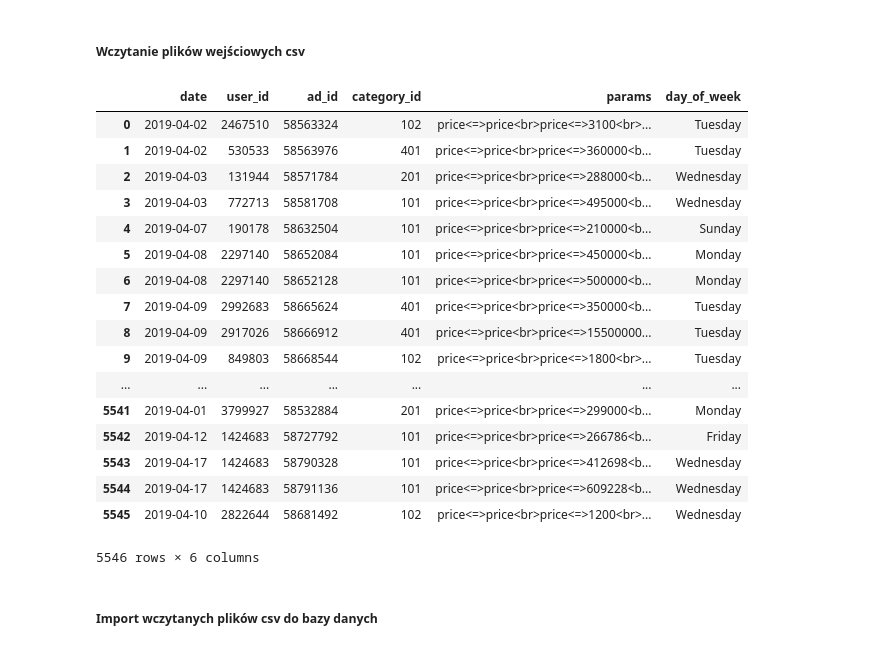
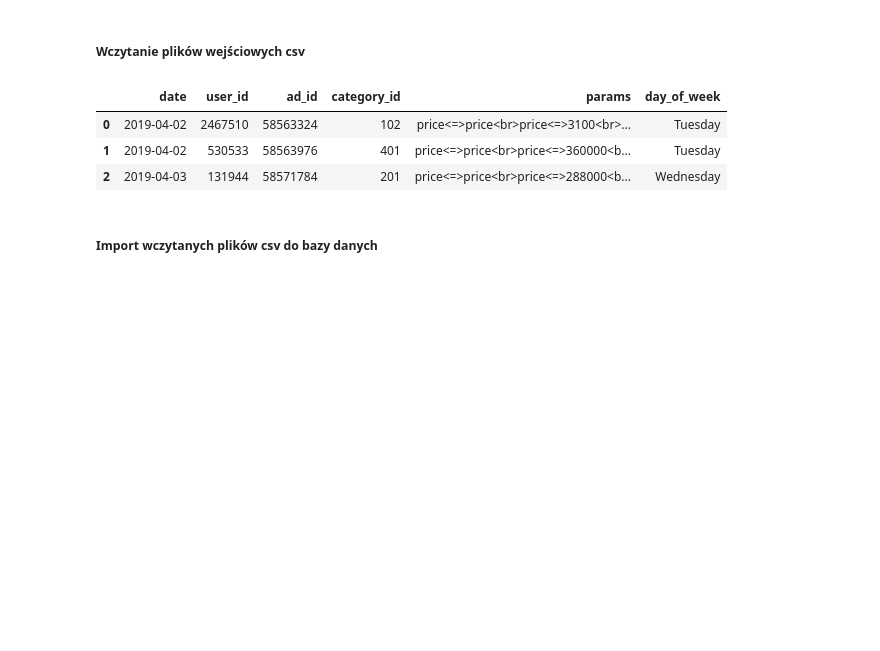
Before and after one commit to agnieszkajaniak/olx, a Jupyter notebook: Zadanie rekrutacyjne Otodom Product Analyst.ipynb, the cells around one changed output. Cells and saved outputs as stored; diff of their text form; code cells hidden in the pictures; blank space fills up the shorter version.

```diff
--- a/Zadanie rekrutacyjne Otodom Product Analyst.ipynb
+++ b/Zadanie rekrutacyjne Otodom Product Analyst.ipynb
@@ -33,26 +33,12 @@ replies['phones'] = replies['phones'].astype(int)
 cat = pd.read_csv('data_categories.csv', sep=';', names=["category_id", "category_name"])
 seg = pd.read_csv('data_segments.csv', sep=';', names=["user_id", "segment"])
 # %%
-ads
+ads[0:3]
 # %% [output]
 |  | date | user_id | ad_id | category_id | params | day_of_week |
 | 0 | 2019-04-02 | 2467510 | 58563324 | 102 | price<=>price<br>price<=>3100<br>... | Tuesday |
 | 1 | 2019-04-02 | 530533 | 58563976 | 401 | price<=>price<br>price<=>360000<b... | Tuesday |
 | 2 | 2019-04-03 | 131944 | 58571784 | 201 | price<=>price<br>price<=>288000<b... | Wednesday |
-| 3 | 2019-04-03 | 772713 | 58581708 | 101 | price<=>price<br>price<=>495000<b... | Wednesday |
-| 4 | 2019-04-07 | 190178 | 58632504 | 101 | price<=>price<br>price<=>210000<b... | Sunday |
-| 5 | 2019-04-08 | 2297140 | 58652084 | 101 | price<=>price<br>price<=>450000<b... | Monday |
-| 6 | 2019-04-08 | 2297140 | 58652128 | 101 | price<=>price<br>price<=>500000<b... | Monday |
-| 7 | 2019-04-09 | 2992683 | 58665624 | 401 | price<=>price<br>price<=>350000<b... | Tuesday |
-| 8 | 2019-04-09 | 2917026 | 58666912 | 401 | price<=>price<br>price<=>15500000... | Tuesday |
-| 9 | 2019-04-09 | 849803 | 58668544 | 102 | price<=>price<br>price<=>1800<br>... | Tuesday |
-| ... | ... | ... | ... | ... | ... | ... |
-| 5541 | 2019-04-01 | 3799927 | 58532884 | 201 | price<=>price<br>price<=>299000<b... | Monday |
-| 5542 | 2019-04-12 | 1424683 | 58727792 | 101 | price<=>price<br>price<=>266786<b... | Friday |
-| 5543 | 2019-04-17 | 1424683 | 58790328 | 101 | price<=>price<br>price<=>412698<b... | Wednesday |
-| 5544 | 2019-04-17 | 1424683 | 58791136 | 101 | price<=>price<br>price<=>609228<b... | Wednesday |
-| 5545 | 2019-04-10 | 2822644 | 58681492 | 102 | price<=>price<br>price<=>1200<br>... | Wednesday |
-5546 rows × 6 columns
 # %% [markdown]
 ##### Import wczytanych plików csv do bazy danych
 # %%
```
Also changed, not shown: parts of 48 cells of this notebook, 5 other files.
